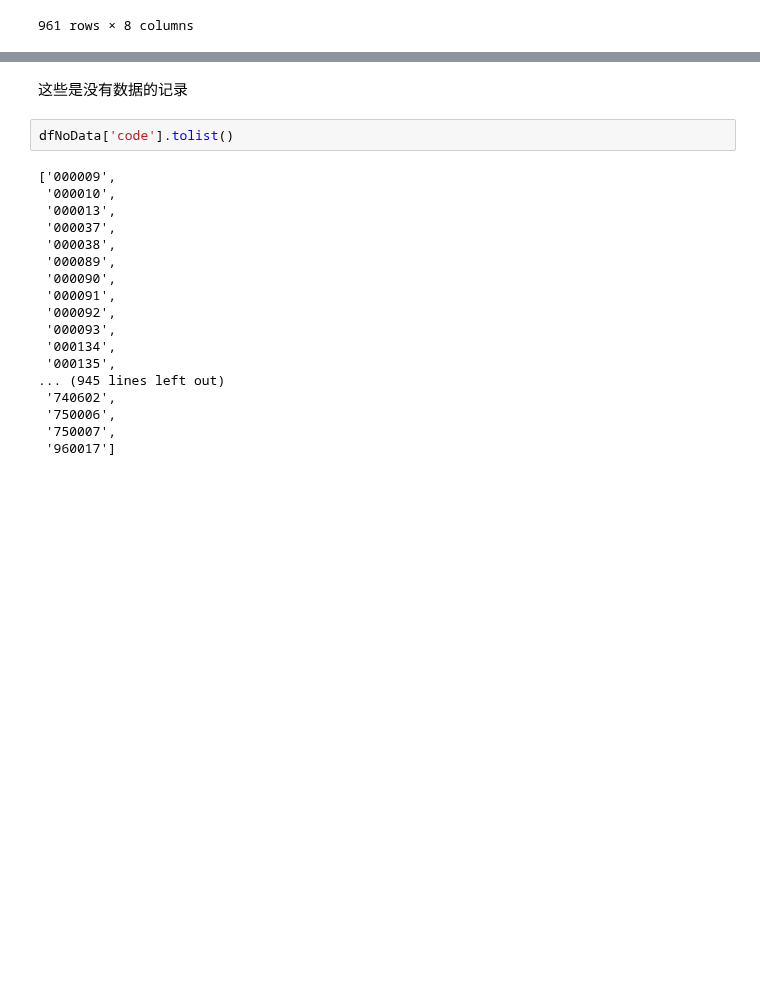
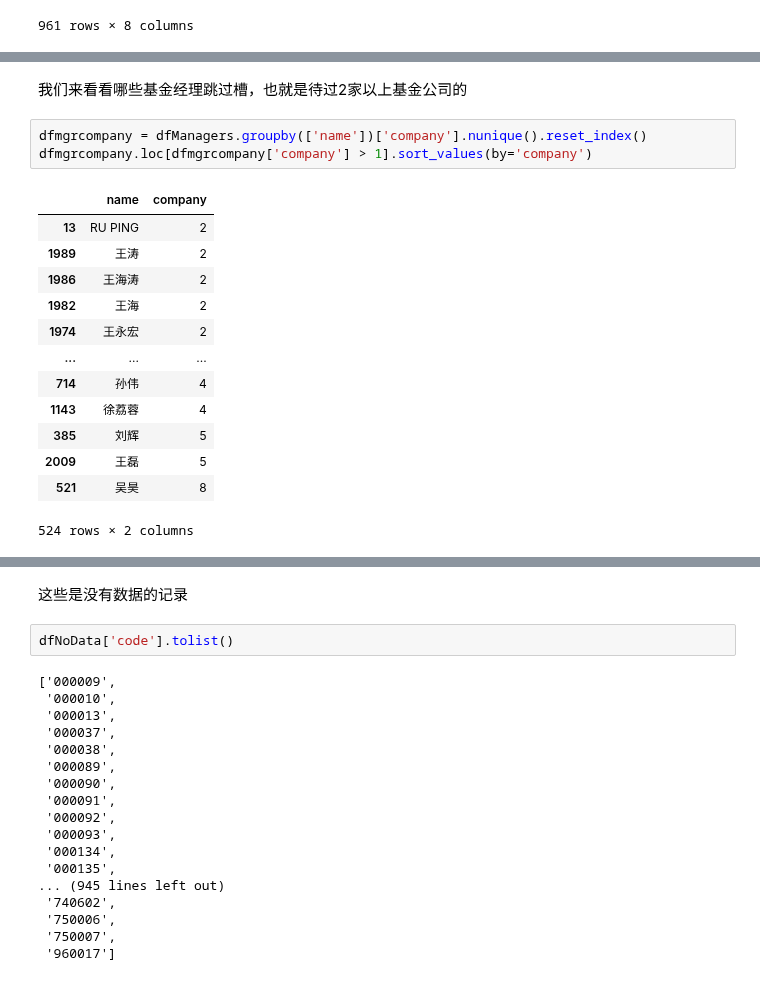
Before and after one commit to zhs007/jupyternotebook.demo, a Jupyter notebook: home/cnfunds/cnfund002.ipynb, the cells around one changed output, grey strips where cells are left out. Saved outputs shown, nothing was run; the diff lists cells and outputs as text; blank space fills up the shorter version.

```diff
--- a/home/cnfunds/cnfund002.ipynb
+++ b/home/cnfunds/cnfund002.ipynb
@@ -68,0 +96,19 @@ dfNoData
+# %% [markdown]
+我们来看看哪些基金经理跳过槽，也就是待过2家以上基金公司的
+# %%
+dfmgrcompany = dfManagers.groupby(['name'])['company'].nunique().reset_index()
+dfmgrcompany.loc[dfmgrcompany['company'] > 1].sort_values(by='company')
+# %% [output]
+|  | name | company |
+| 13 | RU PING | 2 |
+| 1989 | 王涛 | 2 |
+| 1986 | 王海涛 | 2 |
+| 1982 | 王海 | 2 |
+| 1974 | 王永宏 | 2 |
+| ... | ... | ... |
+| 714 | 孙伟 | 4 |
+| 1143 | 徐荔蓉 | 4 |
+| 385 | 刘辉 | 5 |
+| 2009 | 王磊 | 5 |
+| 521 | 吴昊 | 8 |
+524 rows × 2 columns
```
Also changed, not shown: parts of 8 cells of this notebook, 1 other file.
